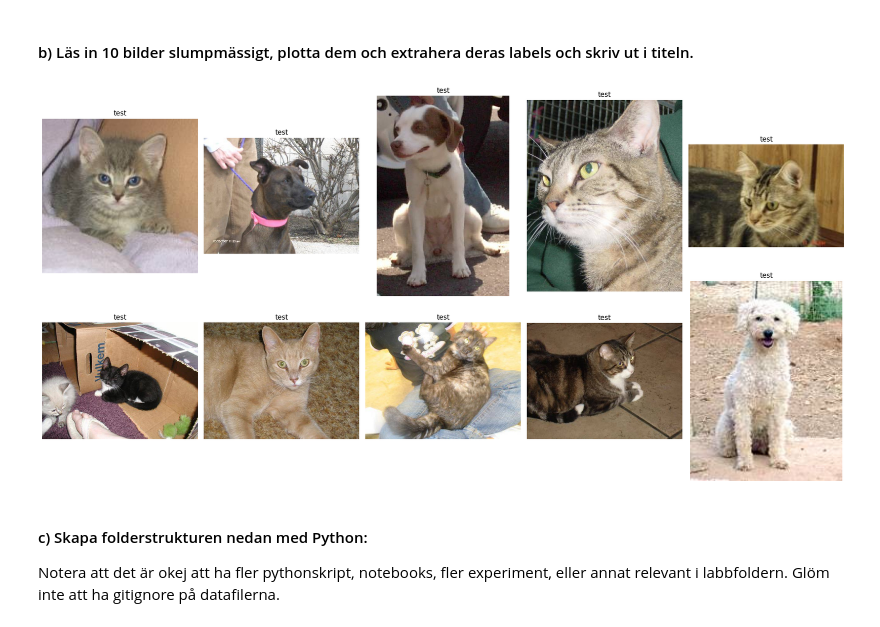
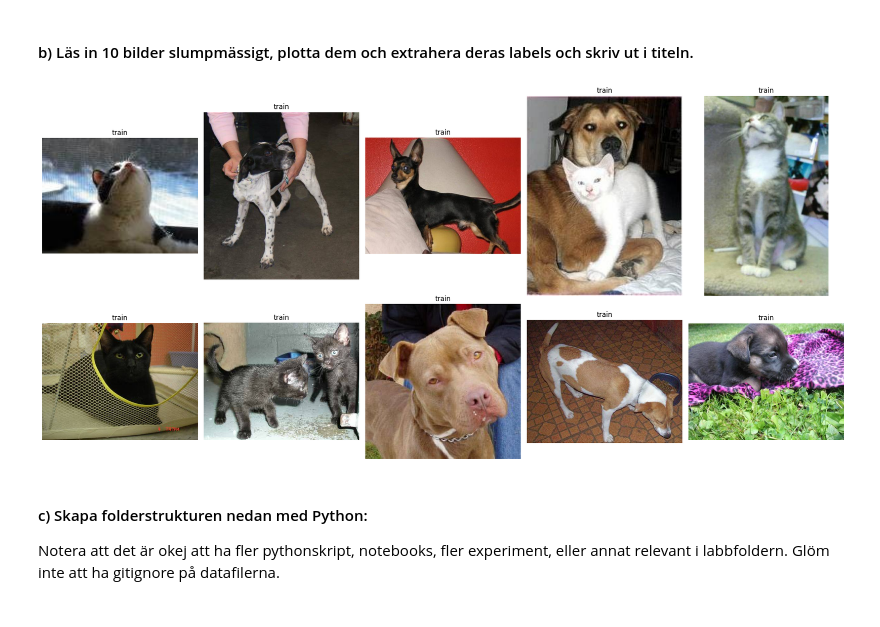
Before and after one commit to samiguru/AI-Samir-Ibrahim-OPA23, a Jupyter notebook: labs/Labb_2/lab.ipynb, the cells around one changed output. Saved outputs shown, nothing was run; the diff lists cells and outputs as text; code cells hidden in the pictures.

```diff
--- a/labs/Labb_2/lab.ipynb
+++ b/labs/Labb_2/lab.ipynb
@@ -61,35 +61,35 @@ import random
 def get_label(file_path):
     # Assuming the directory structure includes the label as the parent directory
     return os.path.basename(os.path.dirname(file_path))
 
 # Load image file path
-file_path = glob("../data/archive/test/test/*.jpg")
+file_path = glob("../data/archive/train/train/*.jpg")
 
 # Combine and shuffle
 #all_files = cat_files + dog_files
 random.shuffle(file_path)
 
 # Select 10 random images
 selected_files = random.sample(file_path, 10)
 
 # Plot the images
 plt.figure(figsize=(20, 10))
 
 for i, file_path in enumerate(selected_files):
     # Read the image
     image = imread(file_path)
     # Extract the label
     label = get_label(file_path)
     # Create a subplot
     plt.subplot(2, 5, i + 1)
     plt.imshow(image)
     plt.title(label)
     plt.axis('off')
 
 plt.tight_layout()
 plt.show()
 # %% [output]
-[figure, old version]
+[figure, new version]
 # %% [markdown]
 #### c) Skapa folderstrukturen nedan med Python:
 Notera att det är okej att ha fler pythonskript, notebooks, fler experiment, eller annat relevant i labbfoldern. Glöm inte att ha gitignore på datafilerna.
```
Also changed, not shown: parts of 15 cells of this notebook.
